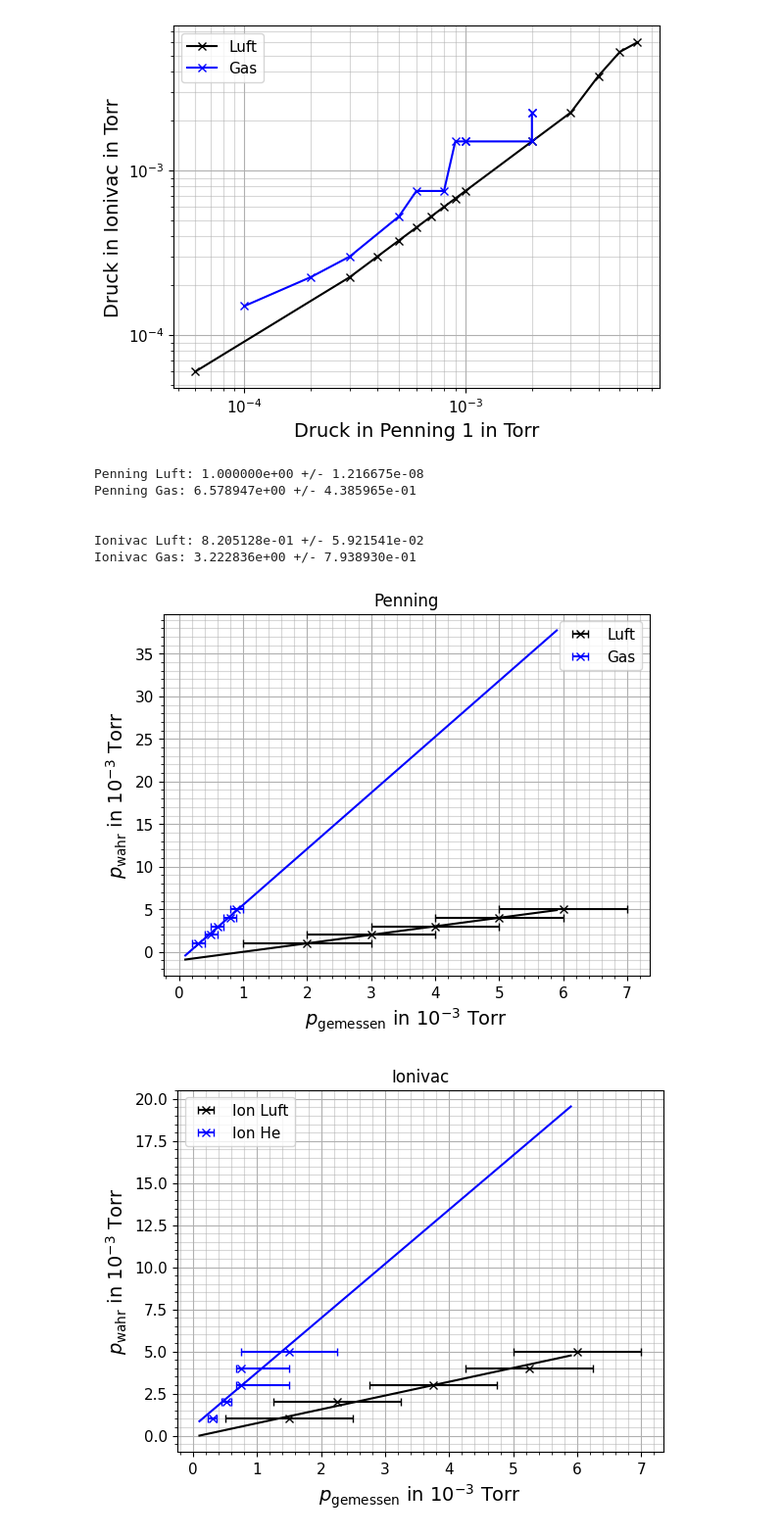
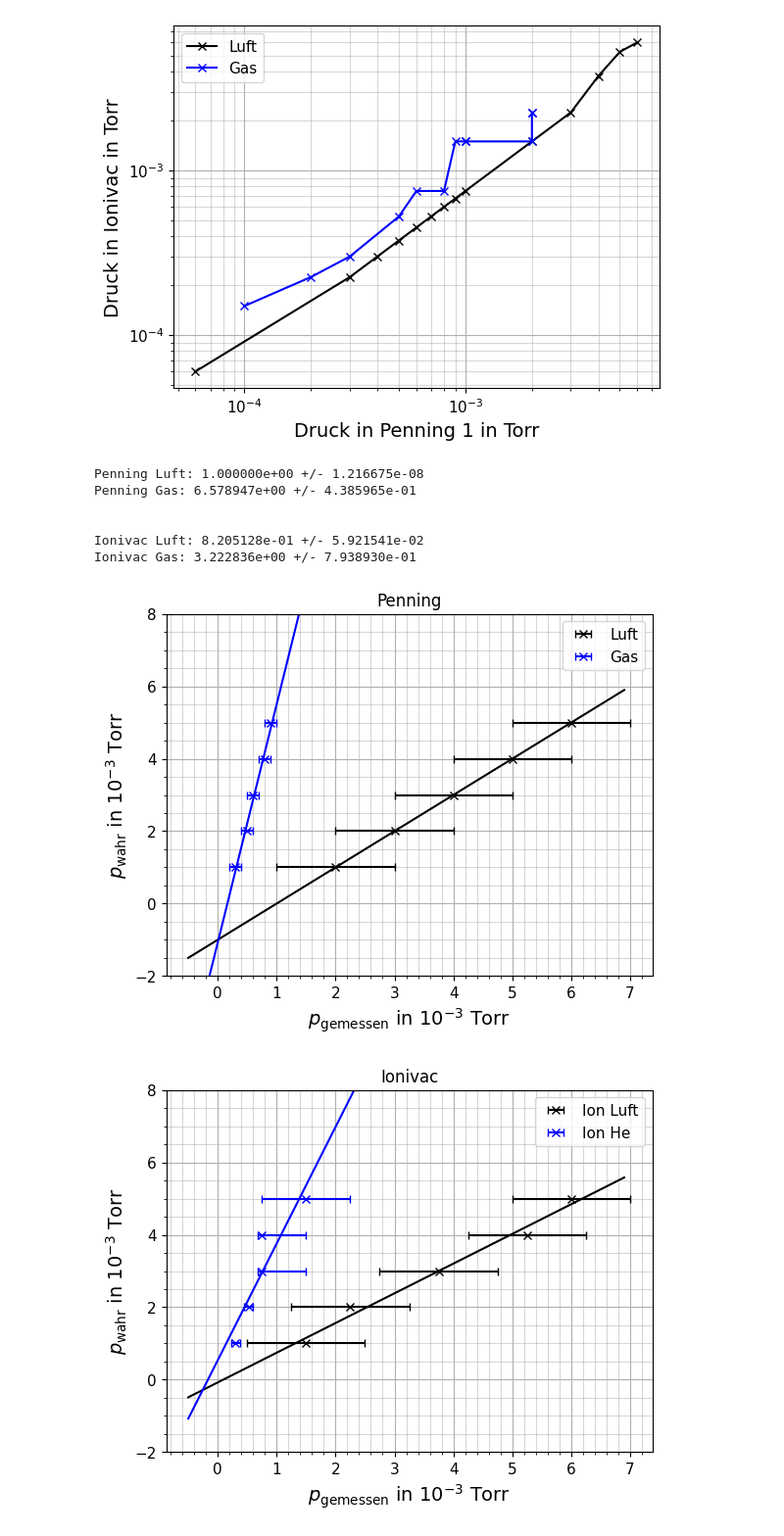
Before and after one commit to NicolasRohrbeck/fprak, a Jupyter notebook: scripts/vakuum.ipynb, the cells around one changed output. Shown at 98% size. Saved outputs shown, nothing was run; the diff lists cells and outputs as text; code cells hidden in the pictures.

```diff
--- a/scripts/vakuum.ipynb
+++ b/scripts/vakuum.ipynb
@@ -190,43 +190,43 @@ for key in ["Penning", "Ionivac"]:
     fig, ax = plt.subplots()
 
     # model
-    x = np.arange(0.0001, 0.006, 0.0001)
+    x = np.arange(-0.5e-3, 7e-3, 0.0001)
     yl = luftfit.slope * x + luftfit.intercept
     yhe = hefit.slope * x + hefit.intercept
     ax.plot(x*1e3, yl*1e3, "-k")
     ax.plot(x*1e3, yhe*1e3, "-b")
 
     ax.set_title(key)
     if key == "Penning":
-        ax.errorbar(penning[0]*1e3, bar2*1e3, xerr=1, fmt="xk", label="Luft", capsize=3)
-        ax.errorbar(penning[1]*1e3, bar2*1e3, xerr=1e-1, fmt="xb", label="Gas", capsize=3)
+        ax.errorbar(penning[0]*1e3, bar2*1e3, xerr=1e-3*1e3, fmt="xk", label="Luft", capsize=3)
+        ax.errorbar(penning[1]*1e3, bar2*1e3, xerr=1e-4*1e3, fmt="xb", label="Gas", capsize=3)
     else:
-        ax.errorbar(ionivac[0]*1e3, bar2*1e3, xerr=1, fmt="xk", label="Ion Luft", capsize=3)
+        ax.errorbar(ionivac[0]*1e3, bar2*1e3, xerr=1e-3*1e3, fmt="xk", label="Ion Luft", capsize=3)
         ax.errorbar(ionivac[1]*1e3, bar2*1e3, xerr=ionhefehl, fmt="xb", label="Ion He", capsize=3)
 
     #ax.loglog()
     #ax.set_yscale("log")
-    #ax.set_ylim(0.1, 10)
+    ax.set_ylim(-2, 8)
 
     ax.set_ylabel(r"$p_\text{wahr}$ in $10^{-3}$ Torr", fontsize=14)
     ax.set_xlabel(r"$p_\text{gemessen}$ in $10^{-3}$ Torr", fontsize=14)
     ax.tick_params(labelsize=11)
 
     ax.minorticks_on()
     ax.grid(which='major')
     ax.grid(which='minor', alpha=0.5)
     ax.legend(fontsize=11)
 
     fig.savefig(f"../Bilder/Vakuum/{key}_vs_Baratron_fits.pdf")
 # %% [output]
 Penning Luft: 1.000000e+00 +/- 1.216675e-08
 Penning Gas: 6.578947e+00 +/- 4.385965e-01
 
 
 Ionivac Luft: 8.205128e-01 +/- 5.921541e-02
 Ionivac Gas: 3.222836e+00 +/- 7.938930e-01
-[figure, old version]
+[figure, new version]
-[figure, old version]
+[figure, new version]
 # %%
 # Saugvermögen
 # %%
```
Also changed, not shown: 2 other files.
